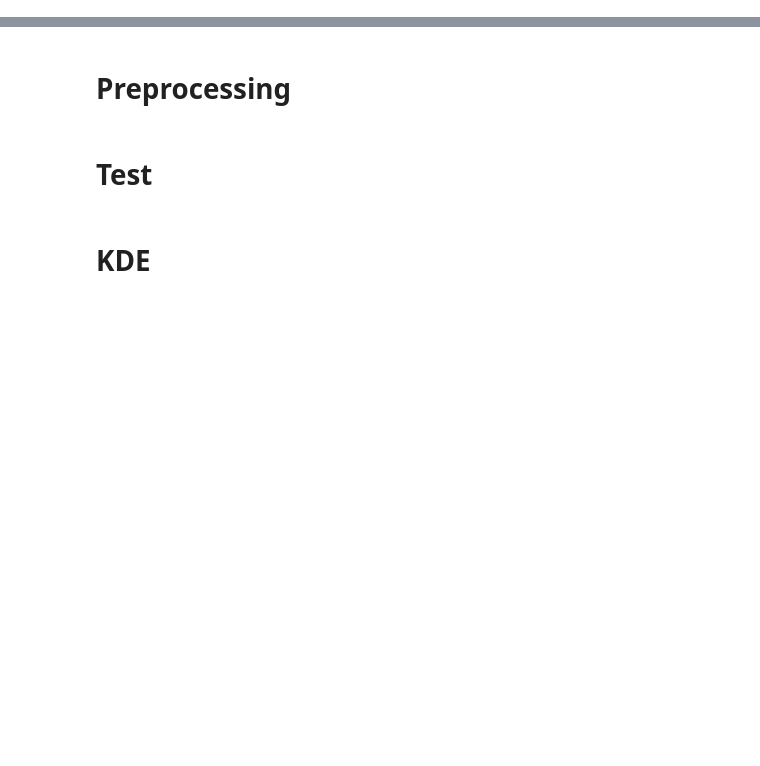
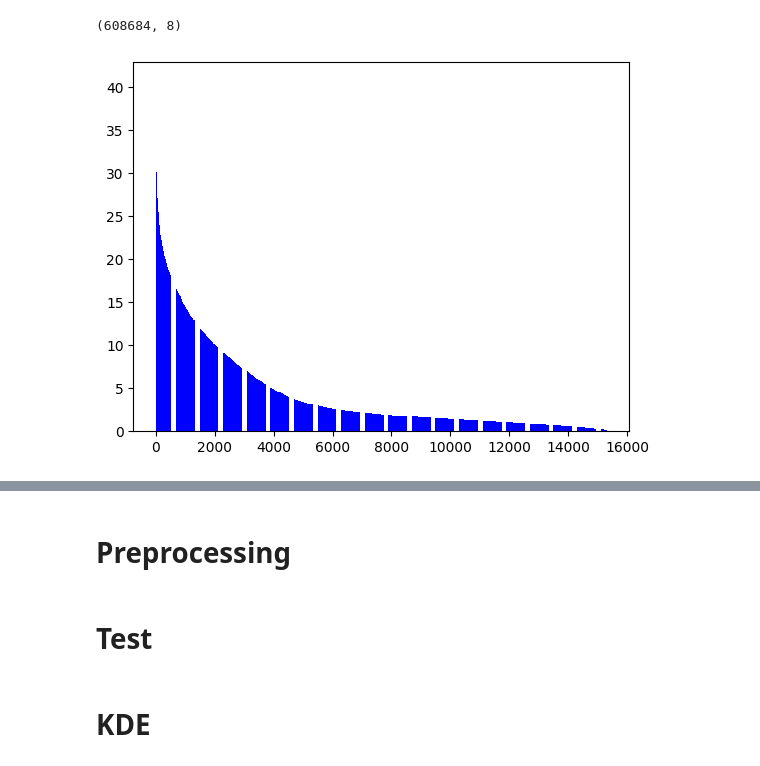
Before and after one commit to SolanoJason/alicor, a Jupyter notebook: kde.ipynb, the cells around one changed output, grey strips where cells are left out. Saved outputs shown, nothing was run; the diff lists cells and outputs as text; code cells hidden in the pictures; blank space fills up the shorter version.

```diff
--- a/kde.ipynb
+++ b/kde.ipynb
@@ -22,0 +118,9 @@ submit = True
+# %%
+df2=dtf_products.groupby(['semana_dates', 'customer_id','product_id','tier_id','family_id','negocio_id','category_id']).agg({
+         'monto_venta_transf':sum,    #
+         'cantidad_venta': sum,  #
+         'peso_venta_transf': sum,  #
+         'fecha_compra': "count",  #
+         'utilidad_bruta_transf_mm': "median"  #
+    }).reset_index()
+df2.rename(columns={'fecha_compra':'frequencia'},inplace=True)
@@ -22,0 +152,25 @@ submit = True
+# %%
+# Base de datos suma de monto y trx total por cliente y comercio:
+copy = pd.DataFrame()
+copy = df2.copy()
+tempMontoProducto = pd.DataFrame()
+tempMontoProducto['montoProducto'] = copy.groupby(['customer_id','product_id','semana_dates']).agg('monto_venta_transf').sum()
+tempMontoProducto['trxProducto'] = copy.groupby(['customer_id','product_id','semana_dates']).agg('frequencia').sum()
+#agregado sandy***************************************************************
+tempMontoProducto['cantProducto'] = copy.groupby(['customer_id','product_id','semana_dates']).agg('cantidad_venta').sum()
+tempMontoProducto['pesoProducto'] = copy.groupby(['customer_id','product_id','semana_dates']).agg('peso_venta_transf').sum()
+tempMontoProducto['renProducto'] = copy.groupby(['customer_id','product_id','semana_dates']).agg('utilidad_bruta_transf_mm').sum()
+#agregado sandy***************************************************************
+tempMontoProducto = tempMontoProducto.reset_index()
+
+print('****************************')
+print('  Dimensiones User - Item')
+print('****************************')
+
+cliUn = tempMontoTot.shape[0]
+comUn = tempMontoProducto[['product_id','semana_dates']].drop_duplicates().shape[0]
+dimDb = tempMontoProducto.shape
+print('1. Clientes únicos: '+str(cliUn))
+print('2. Productos únicos: '+str(comUn))
+print('3. DataSet Cliente X Producto: '+str(dimDb)+'\n')
+print(tempMontoProducto.columns)
@@ -22,0 +237,17 @@ submit = True
+# %%
+dataBaseInputPre.shape
+# %% [output]
+(608684, 8)
+# %%
+copy = pd.DataFrame()
+copy = dataBaseInputPre.copy()
+indCliente = pd.DataFrame()
+
+indCliente['ctdComer'] = copy.groupby(['customer_id','semana_dates']).size()
+indCliente['pctComer'] = round(100*indCliente['ctdComer']/comUn,2)
+indCliente = indCliente.sort_values('pctComer', ascending=False)
+
+plt.bar(range(len(indCliente.index)),indCliente['pctComer'],color='blue')
+plt.show()
+# %% [output]
+[figure, added]
```
Also changed, not shown: parts of 34 cells of this notebook.
